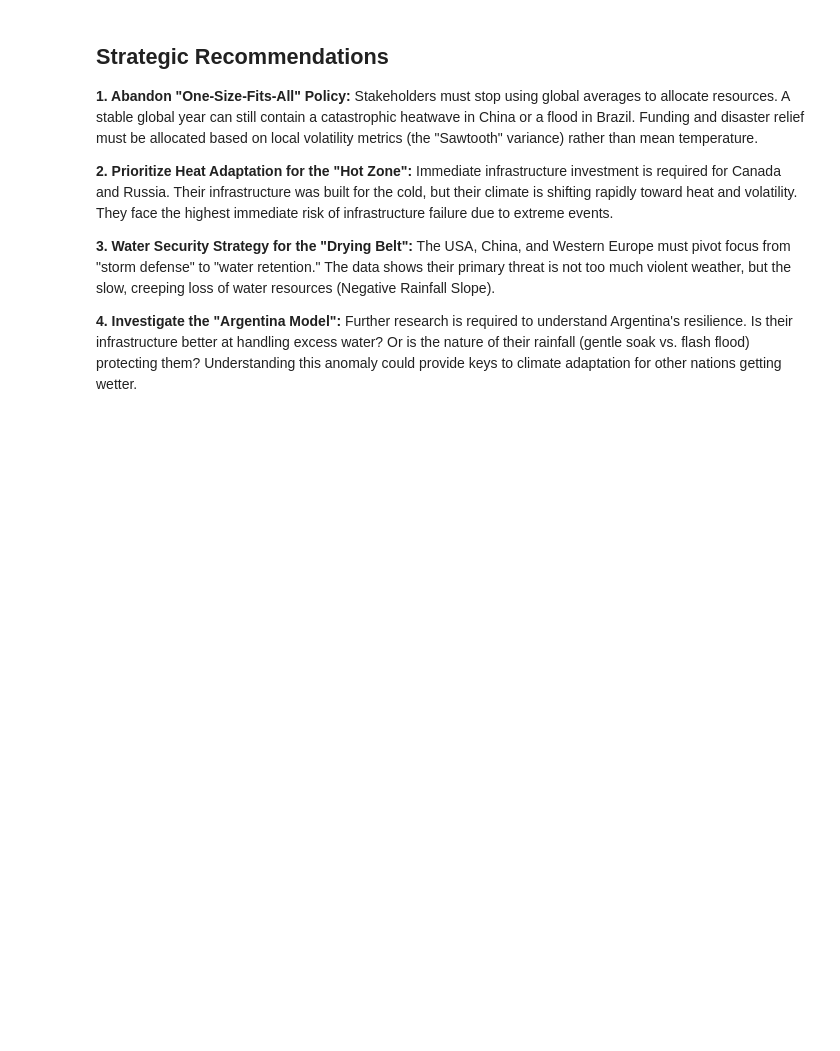
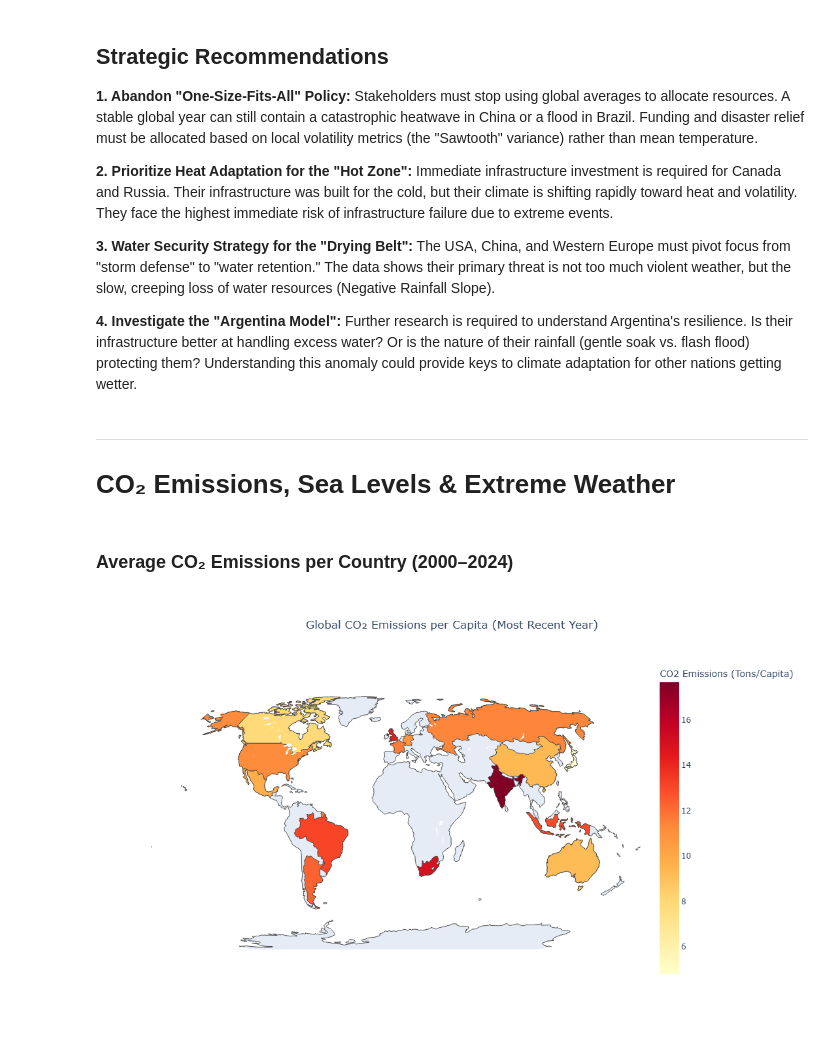
Before and after one commit to ramalahamir/DAV_lab_sessional, a Jupyter notebook: DAV_lab_sessional.ipynb, the cells around one changed output. Drawn from its saved outputs; the diff is of its cells as text; code cells hidden in the pictures; blank space fills up the shorter version.

```diff
--- a/DAV_lab_sessional.ipynb
+++ b/DAV_lab_sessional.ipynb
@@ -344,6 +354,5 @@ Visualizing Rainfall and Temperature trends
 # %%
-import pandas as pd
-df = pd.read_csv("/content/my_dataset_with_coordinates.csv")
+df = pd.read_csv("my_dataset_with_coordinates.csv")
 df.head()
 # %% [output]
 |  | Country | Year | Avg Temperature (°C) | CO2 Emissions (Tons/Capita) | Sea Level Rise (mm) | Rainfall (mm) | ... |
@@ -1034,3 +1041,64 @@ The Insight: Argentina represents a unique case study. Despite warming moderatel
 **3. Water Security Strategy for the "Drying Belt":** The USA, China, and Western Europe must pivot focus from "storm defense" to "water retention." The data shows their primary threat is not too much violent weather, but the slow, creeping loss of water resources (Negative Rainfall Slope).
 
 **4. Investigate the "Argentina Model":** Further research is required to understand Argentina's resilience. Is their infrastructure better at handling excess water? Or is the nature of their rainfall (gentle soak vs. flash flood) protecting them? Understanding this anomaly could provide keys to climate adaptation for other nations getting wetter.
+# %% [markdown]
+
+
+
+
+
+
+
+
+
+---
+# CO₂ Emissions, Sea Levels & Extreme Weather
+# %% [markdown]
+### Average CO₂ Emissions per Country (2000–2024)
+# %%
+# Getting latest value for CO2 for each country
+df_latest = df.sort_values("Year").groupby("Country").tail(1)
+
+# Calculate min and max for color scale
+min_co2 = df_latest["CO2 Emissions (Tons/Capita)"].min()
+max_co2 = df_latest["CO2 Emissions (Tons/Capita)"].max()
+
+# Choropleth Map: Global CO2 Emissions per Capita
+
+fig_choro = px.choropleth(
+    df_latest,
+    locations="Country",
+    locationmode="country names",
+    color="CO2 Emissions (Tons/Capita)",
+    hover_name="Country",
+    hover_data={"CO2 Emissions (Tons/Capita)": ':.1f'},
+    range_color=[min_co2, max_co2],
+    color_continuous_scale="YlOrRd",
+    title="Global CO₂ Emissions per Capita (Most Recent Year)"
+)
+
+#Styling hover for readability
+
+fig_choro.update_traces(
+    hovertemplate="<b>%{location}</b><br><b>CO₂ Emissions:</b> %{z:.1f} Tons/Capita<extra></extra>"
+)
+
+# Update layout for hover box styling
+fig_choro.update_layout(
+    width=1200,
+    height=650,
+    geo=dict(showframe=False, showcoastlines=True, projection_type='natural earth'),
+    title_x=0.5,
+    hoverlabel=dict(
+        bgcolor="black",
+        font_size=14,
+        font_color="white",
+        font_family="Arial",
+        namelength=-1
+    )
+)
+
+
+fig_choro.show()
+# %% [output]
+[figure, added]
```
Also changed, not shown: parts of 33 cells of this notebook.
